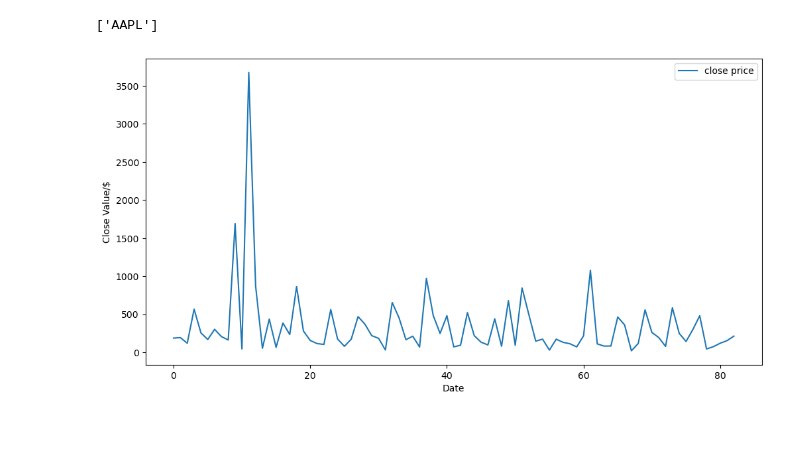
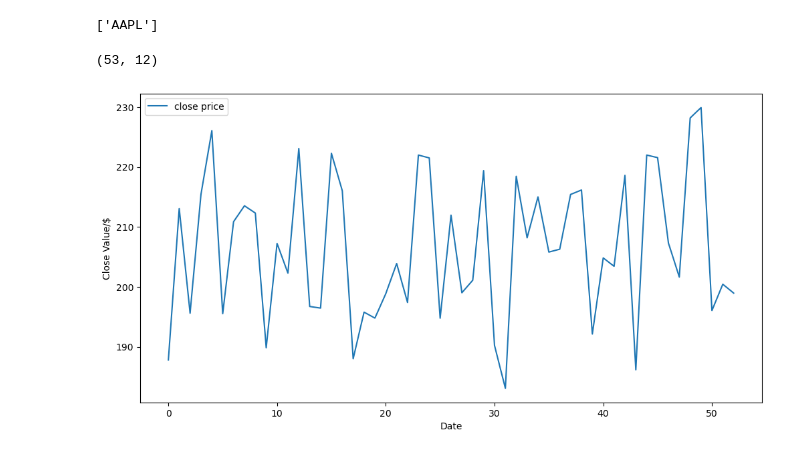
Before and after one commit to EshanUGR/DL-Assigment, a Jupyter notebook: notebooks/Lstm_training.ipynb, the cells around one changed output. Drawn from its saved outputs; the diff is of its cells as text; code cells hidden in the pictures; blank space fills up the shorter version.

Commit message:
created window as data and target

```diff
--- a/notebooks/Lstm_training.ipynb
+++ b/notebooks/Lstm_training.ipynb
@@ -228,21 +228,25 @@ data_new
 print(data_new['Ticker'].unique())
 # %% [output]
 ['AAPL']
+# %%
+data_new.shape
+# %% [output]
+(53, 12)
 # %%
 import matplotlib.pyplot as plt
 
-close_price = data['Close Price']
+close_price = data_new['Close Price']
 
 
 plt.figure(figsize=(12,6))
 
-plt.plot(close_price[:83],label='close price')
+plt.plot(close_price,label='close price')
 
 
 
 plt.legend()
 plt.xlabel("Date")
 plt.ylabel("Close Value/$")
 plt.show()
 # %% [output]
-[figure, old version]
+[figure, new version]
```
Also changed, not shown: parts of 18 cells of this notebook.
